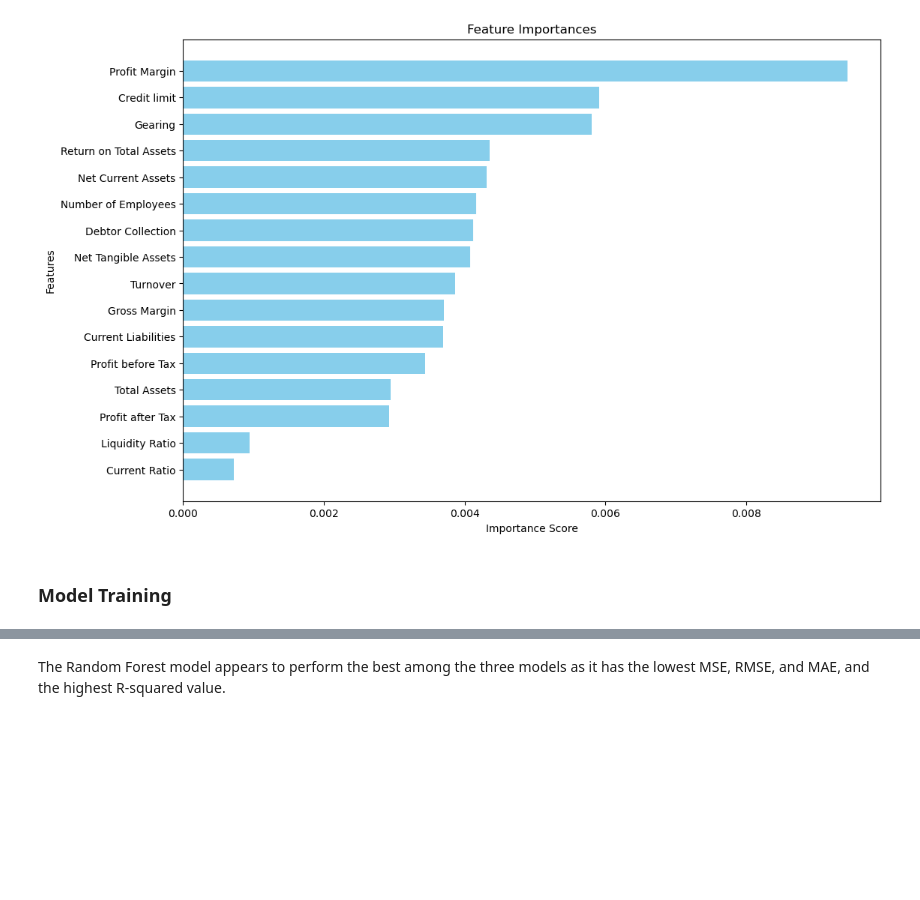
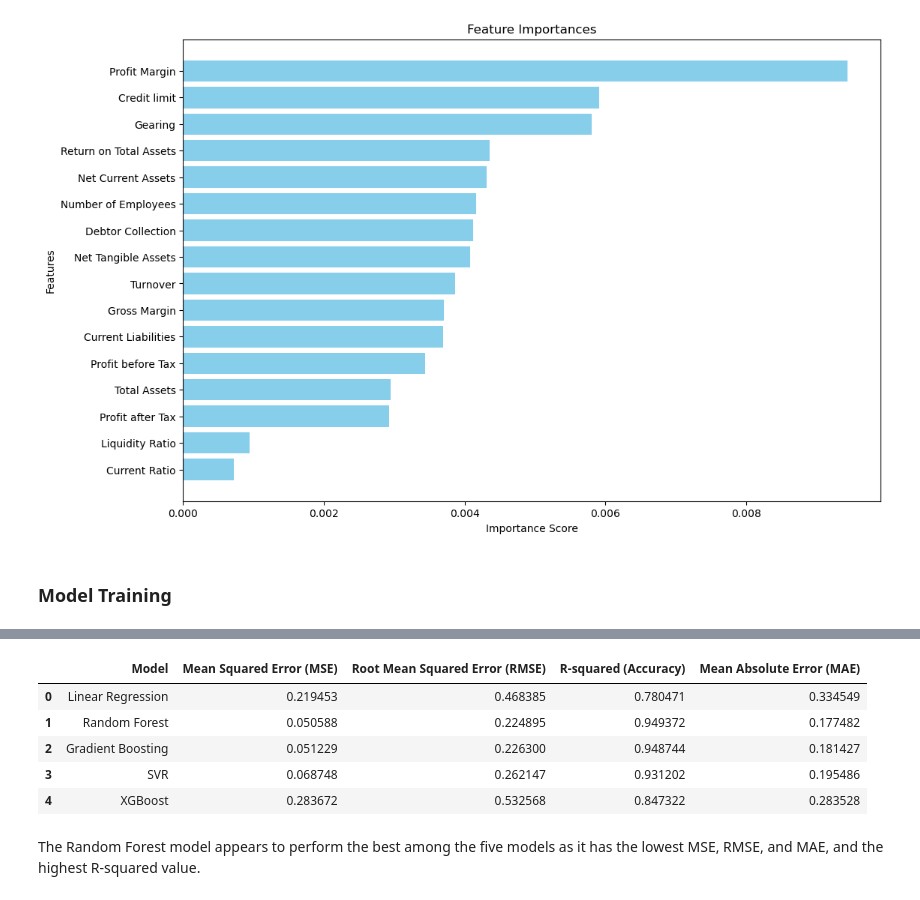
Before and after one commit to syedmohsindaniyalhaider/credit-risk-scoring, a Jupyter notebook: CRS_code.ipynb, the cells around one changed output, grey strips where cells are left out. Saved outputs shown, nothing was run; the diff lists cells and outputs as text; code cells hidden in the pictures; blank space fills up the shorter version.

Commit message:
feat: Evaluated and saved the model

```diff
--- a/CRS_code.ipynb
+++ b/CRS_code.ipynb
@@ -881,2 +434,0 @@ evaluation_df
-# %% [markdown]
-The Random Forest model appears to perform the best among the three models as it has the lowest MSE, RMSE, and MAE, and the highest R-squared value.
@@ -882,0 +441,52 @@ The Random Forest model appears to perform the best among the three models as it
+# %%
+# Function to evaluate model with cross-validation and return metrics
+def evaluate_model(model, name, X, y):
+    kfold = KFold(n_splits=10, shuffle=True, random_state=7)
+    cv_results = cross_val_score(model, X, y, cv=kfold, scoring='neg_mean_squared_error')
+    mse_scores = -cv_results
+    rmse_scores = np.sqrt(mse_scores)
+    r2_scores = cross_val_score(model, X, y, cv=kfold, scoring='r2')
+    mae_scores = -cross_val_score(model, X, y, cv=kfold, scoring='neg_mean_absolute_error')
+
+    return [name, mse_scores.mean(), rmse_scores.mean(), r2_scores.mean(), mae_scores.mean()]
+# %%
+X = standardized_df[['Profit Margin', 'Return on Total Assets', 'Credit limit', 'Likelihood of failure(%)', 'Number of Employees', 'Gearing', 'Net Current Assets']]
+y = standardized_df['Credit score']
+
+models = [
+    ('Linear Regression', LinearRegression()),
+    ('Random Forest', RandomForestRegressor(random_state=42)),
+    ('Gradient Boosting', GradientBoostingRegressor(random_state=42)),
+    ('SVR', SVR())
+]
+
+results = []
+for name, model in models:
+    result = evaluate_model(model, name, X, y)
+    results.append(result)
+# %%
+# XGboost
+import xgboost as xgb
+from xgboost import XGBClassifier
+
+num_bins = 7
+bins = np.linspace(min(y), max(y), num_bins + 1)
+y_binned = np.digitize(y, bins) - 1
+
+model = XGBClassifier()
+
+xgb_results = evaluate_model(model, 'XGBoost', X, y_binned)
+results.append(xgb_results)
+# %%
+# Format results into a table
+results_df = pd.DataFrame(results, columns=['Model', 'Mean Squared Error (MSE)', 'Root Mean Squared Error (RMSE)', 'R-squared (Accuracy)', 'Mean Absolute Error (MAE)'])
+results_df
+# %% [output]
+|  | Model | Mean Squared Error (MSE) | Root Mean Squared Error (RMSE) | R-squared (Accuracy) | Mean Absolute Error (MAE) |
+| 0 | Linear Regression | 0.219453 | 0.468385 | 0.780471 | 0.334549 |
+| 1 | Random Forest | 0.050588 | 0.224895 | 0.949372 | 0.177482 |
+| 2 | Gradient Boosting | 0.051229 | 0.226300 | 0.948744 | 0.181427 |
+| 3 | SVR | 0.068748 | 0.262147 | 0.931202 | 0.195486 |
+| 4 | XGBoost | 0.283672 | 0.532568 | 0.847322 | 0.283528 |
+# %% [markdown]
+The Random Forest model appears to perform the best among the five models as it has the lowest MSE, RMSE, and MAE, and the highest R-squared value.
```
Also changed, not shown: parts of 29 cells of this notebook.
